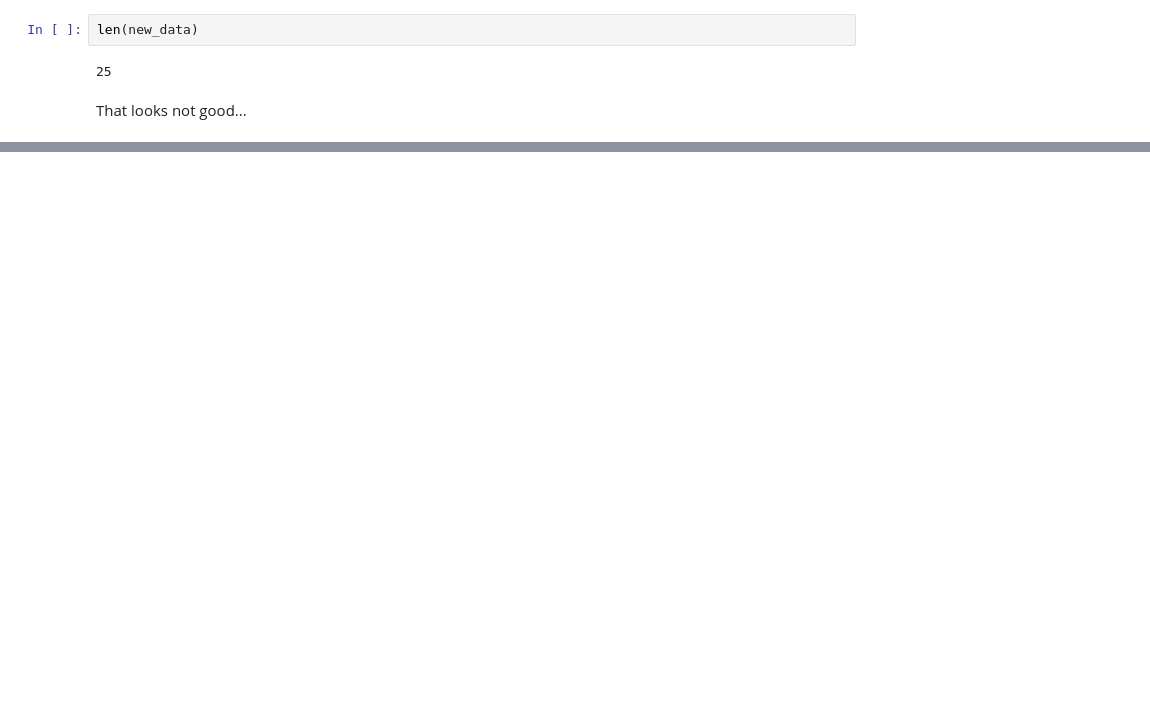
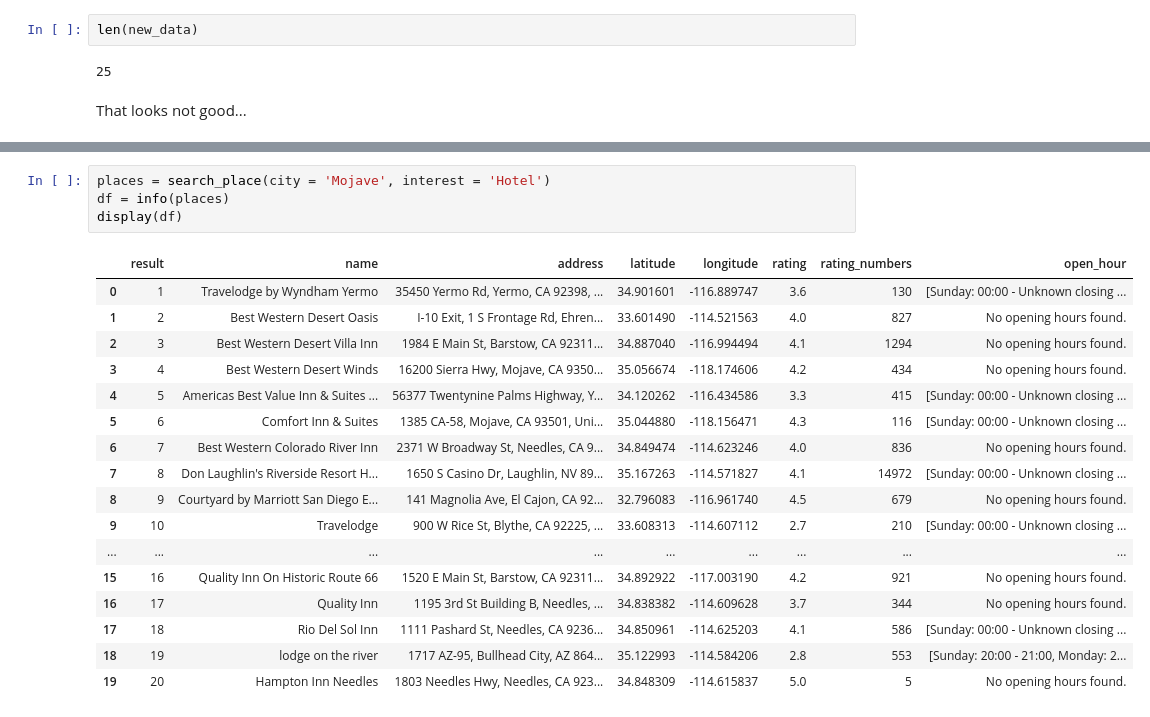
Before and after one commit to haominmai/Travel_Recommendation_System, a Jupyter notebook: Project_notebook.ipynb, the cells around one changed output, grey strips where cells are left out. Saved outputs shown, nothing was run; the diff lists cells and outputs as text; blank space fills up the shorter version.

Commit message:
Updated search query functions

```diff
--- a/Project_notebook.ipynb
+++ b/Project_notebook.ipynb
@@ -968,0 +1095,22 @@ That looks not good...
+# %%
+places = search_place(city = 'Mojave', interest = 'Hotel')
+df = info(places)
+display(df)
+# %% [output]
+|  | result | name | address | latitude | longitude | rating | rating_numbers | open_hour |
+| 0 | 1 | Travelodge by Wyndham Yermo | 35450 Yermo Rd, Yermo, CA 92398, ... | 34.901601 | -116.889747 | 3.6 | 130 | [Sunday: 00:00 - Unknown closing ... |
+| 1 | 2 | Best Western Desert Oasis | I-10 Exit, 1 S Frontage Rd, Ehren... | 33.601490 | -114.521563 | 4.0 | 827 | No opening hours found. |
+| 2 | 3 | Best Western Desert Villa Inn | 1984 E Main St, Barstow, CA 92311... | 34.887040 | -116.994494 | 4.1 | 1294 | No opening hours found. |
+| 3 | 4 | Best Western Desert Winds | 16200 Sierra Hwy, Mojave, CA 9350... | 35.056674 | -118.174606 | 4.2 | 434 | No opening hours found. |
+| 4 | 5 | Americas Best Value Inn & Suites ... | 56377 Twentynine Palms Highway, Y... | 34.120262 | -116.434586 | 3.3 | 415 | [Sunday: 00:00 - Unknown closing ... |
+| 5 | 6 | Comfort Inn & Suites | 1385 CA-58, Mojave, CA 93501, Uni... | 35.044880 | -118.156471 | 4.3 | 116 | [Sunday: 00:00 - Unknown closing ... |
+| 6 | 7 | Best Western Colorado River Inn | 2371 W Broadway St, Needles, CA 9... | 34.849474 | -114.623246 | 4.0 | 836 | No opening hours found. |
+| 7 | 8 | Don Laughlin's Riverside Resort H... | 1650 S Casino Dr, Laughlin, NV 89... | 35.167263 | -114.571827 | 4.1 | 14972 | [Sunday: 00:00 - Unknown closing ... |
+| 8 | 9 | Courtyard by Marriott San Diego E... | 141 Magnolia Ave, El Cajon, CA 92... | 32.796083 | -116.961740 | 4.5 | 679 | No opening hours found. |
+| 9 | 10 | Travelodge | 900 W Rice St, Blythe, CA 92225, ... | 33.608313 | -114.607112 | 2.7 | 210 | [Sunday: 00:00 - Unknown closing ... |
+| ... | ... | ... | ... | ... | ... | ... | ... | ... |
+| 15 | 16 | Quality Inn On Historic Route 66 | 1520 E Main St, Barstow, CA 92311... | 34.892922 | -117.003190 | 4.2 | 921 | No opening hours found. |
+| 16 | 17 | Quality Inn | 1195 3rd St Building B, Needles, ... | 34.838382 | -114.609628 | 3.7 | 344 | No opening hours found. |
+| 17 | 18 | Rio Del Sol Inn | 1111 Pashard St, Needles, CA 9236... | 34.850961 | -114.625203 | 4.1 | 586 | [Sunday: 00:00 - Unknown closing ... |
+| 18 | 19 | lodge on the river | 1717 AZ-95, Bullhead City, AZ 864... | 35.122993 | -114.584206 | 2.8 | 553 | [Sunday: 20:00 - 21:00, Monday: 2... |
+| 19 | 20 | Hampton Inn Needles | 1803 Needles Hwy, Needles, CA 923... | 34.848309 | -114.615837 | 5.0 | 5 | No opening hours found. |
```
Also changed, not shown: parts of 2 cells of this notebook, 3 other files.
